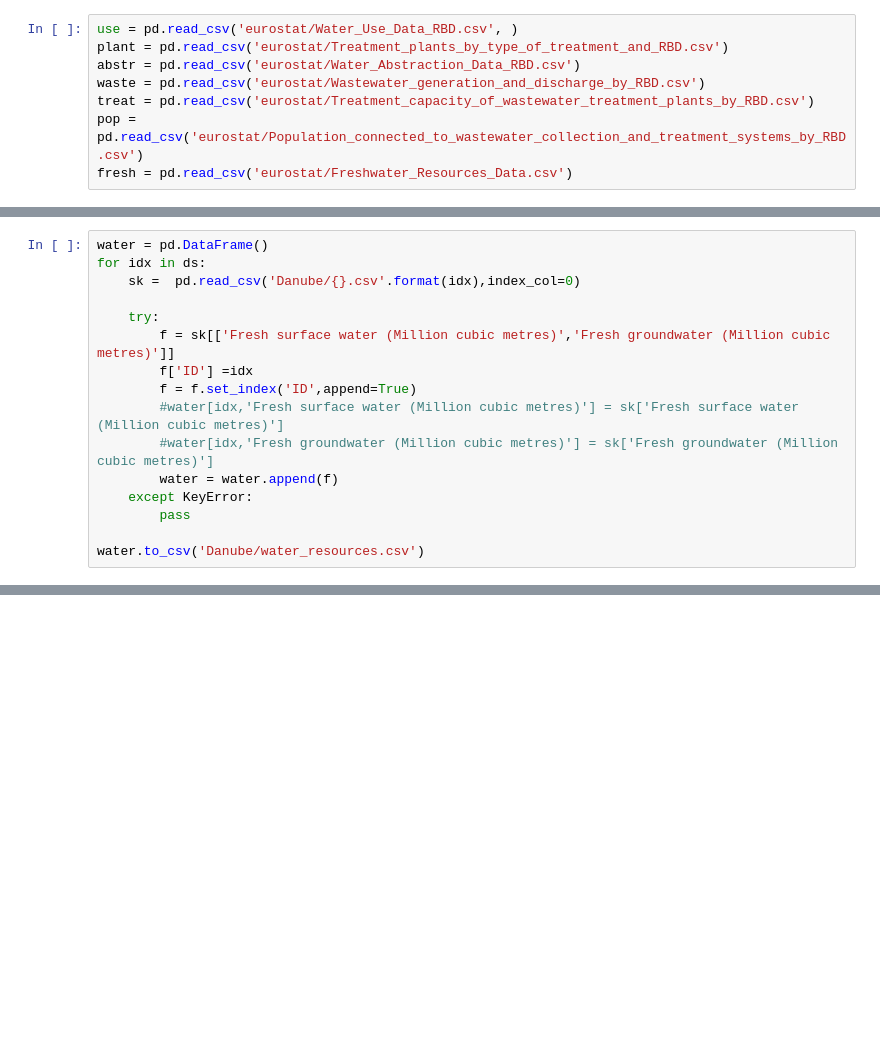
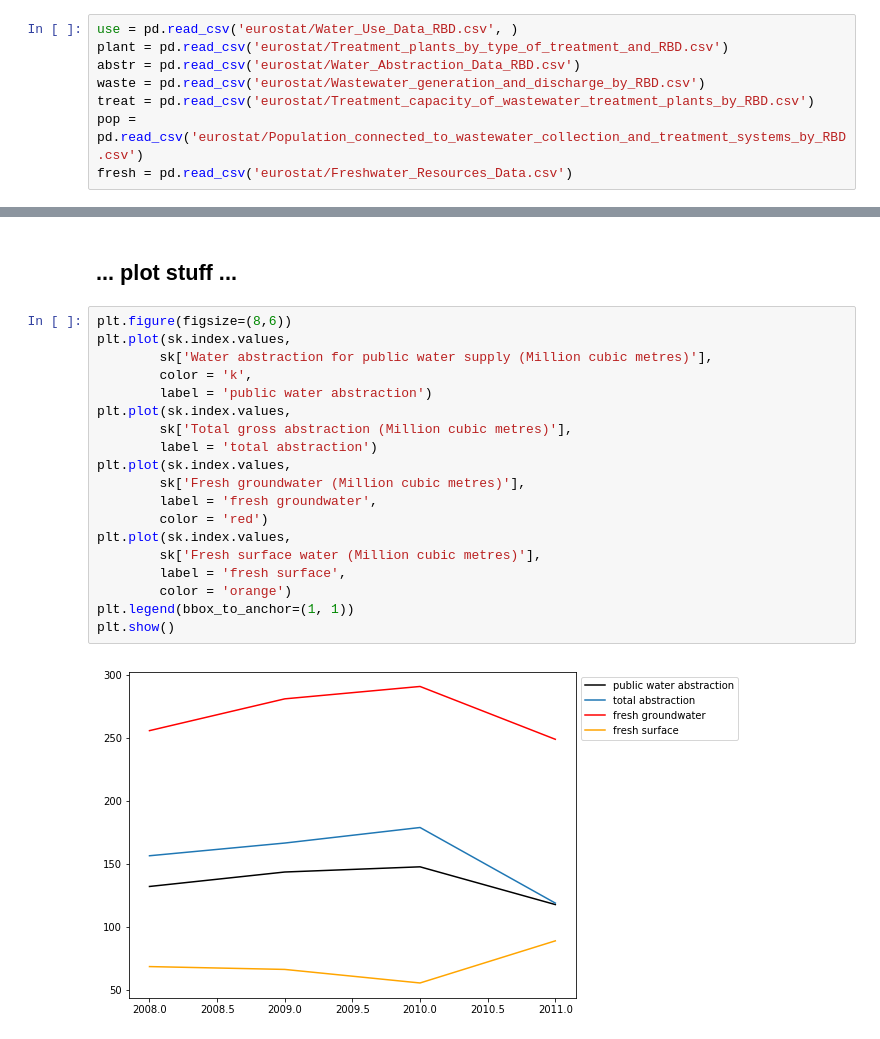
Before and after one commit to ekaterinailin/dustycrocodile, a Jupyter notebook: ekaterina_workspace.ipynb, the cells around one changed output, grey strips where cells are left out. Cells and saved outputs as stored; diff of their text form; blank space fills up the shorter version.

```diff
--- a/ekaterina_workspace.ipynb
+++ b/ekaterina_workspace.ipynb
@@ -126,16 +17,0 @@ Danube - RBD (HR)
-# %%
-water = pd.DataFrame()
-for idx in ds:
-    sk =  pd.read_csv('Danube/{}.csv'.format(idx),index_col=0)
-
-    try:
-        f = sk[['Fresh surface water (Million cubic metres)','Fresh groundwater (Million cubic metres)']]
-        f['ID'] =idx
-        f = f.set_index('ID',append=True)
-        #water[idx,'Fresh surface water (Million cubic metres)'] = sk['Fresh surface water (Million cubic metres)']
-        #water[idx,'Fresh groundwater (Million cubic metres)'] = sk['Fresh groundwater (Million cubic metres)']
-        water = water.append(f)
-    except KeyError:
-        pass
-
-water.to_csv('Danube/water_resources.csv')
@@ -305,0 +173,23 @@ precip.plot(x='TIME',y='')
+# %% [markdown]
+## ... plot stuff ...
+# %%
+plt.figure(figsize=(8,6))
+plt.plot(sk.index.values,
+        sk['Water abstraction for public water supply (Million cubic metres)'],
+        color = 'k',
+        label = 'public water abstraction')
+plt.plot(sk.index.values,
+        sk['Total gross abstraction (Million cubic metres)'],
+        label = 'total abstraction')
+plt.plot(sk.index.values,
+        sk['Fresh groundwater (Million cubic metres)'],
+        label = 'fresh groundwater',
+        color = 'red')
+plt.plot(sk.index.values,
+        sk['Fresh surface water (Million cubic metres)'],
+        label = 'fresh surface',
+        color = 'orange')
+plt.legend(bbox_to_anchor=(1, 1))
+plt.show()
+# %% [output]
+[figure, added]
```
Also changed, not shown: parts of 35 cells of this notebook.
